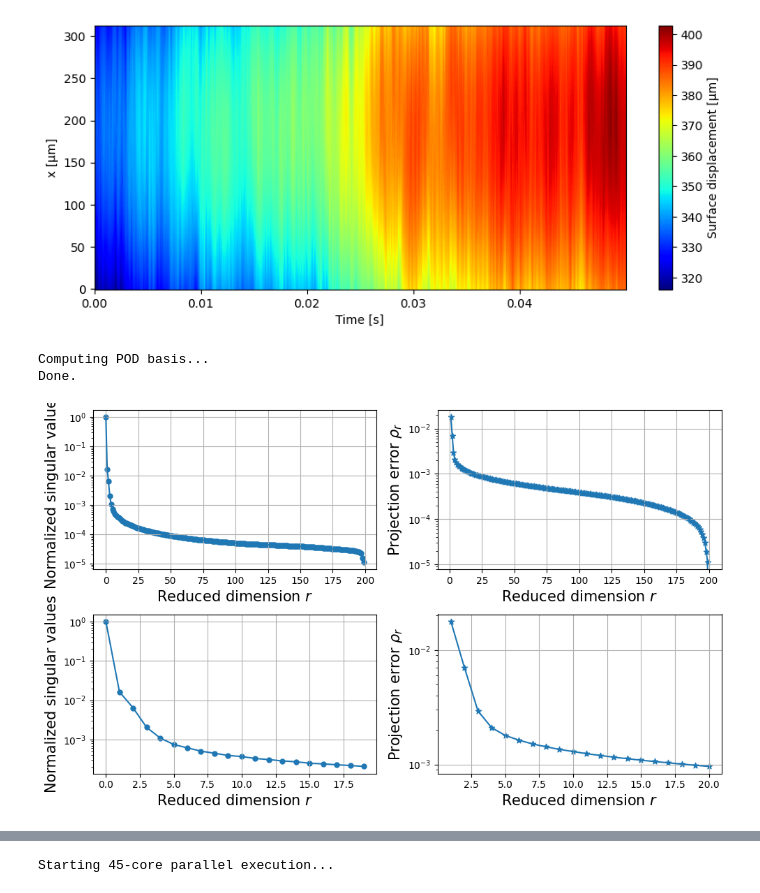
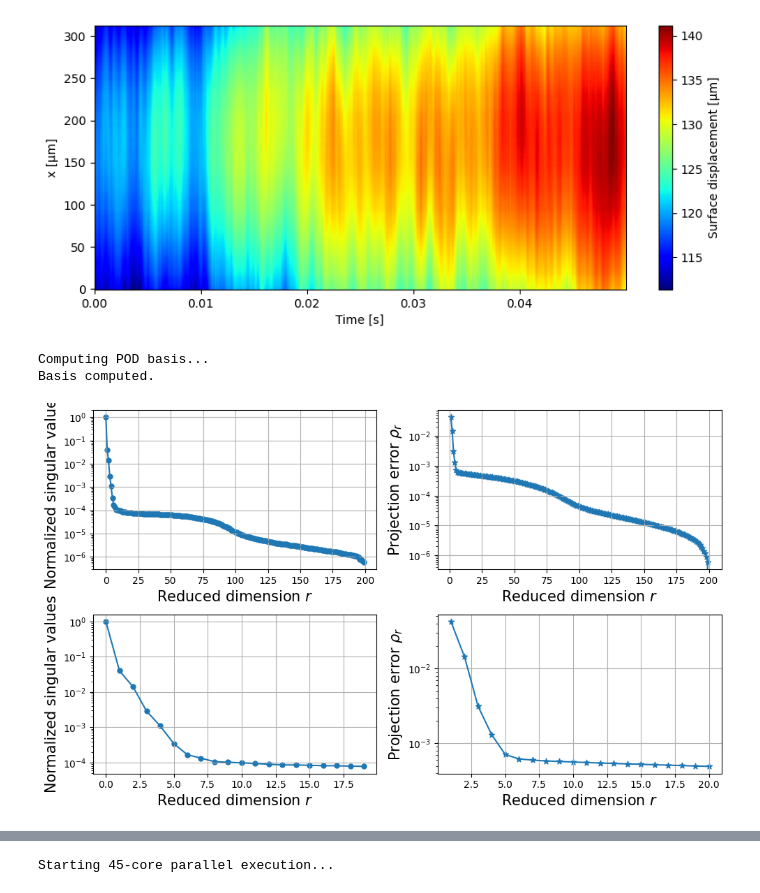
Before and after one commit to hyeonghun1/CapillaryWaveTurbulence, a Jupyter notebook: 1DstochasticOpInf.ipynb, the cells around one changed output, grey strips where cells are left out. Drawn from its saved outputs; the diff is of its cells as text; code cells hidden in the pictures.

```diff
--- a/1DstochasticOpInf.ipynb
+++ b/1DstochasticOpInf.ipynb
@@ -23,7 +23,7 @@ power_labels = {
     "0p35": list("abcdefghijklmnop"),
 }
 
-power = "0p20"
+power = "0p10"
 
 Q, t, x, nx = stoOpinf.load_Q_dataset(power, power_labels[power])
 # %%
@@ -58,7 +58,7 @@ plt.ylabel('x [μm]')
 plt.colorbar(label='Surface displacement [μm]')
 plt.show()
 # %% [output]
-[figure, old version]
+[figure, new version]
 # %%
 print("Computing POD basis...")
 Qmat = Qstate_all.reshape(nx, -1)
@@ -66,7 +66,7 @@ V, S, _ = svd(Qmat, full_matrices=False)
 print("Basis computed.")
 # %% [output]
 Computing POD basis...
-Done.
+Basis computed.
 # %%
 # Normalized singular values
 normalized_sigma = S / S.max()
@@ -84,48 +84,40 @@ r = np.arange(1, rmax + 1)
 # %%
 fig = plt.figure(figsize=(10, 6))
 
-# ------------------ (1,1) Singular values ------------------
+# (1,1) Singular values
 ax1 = plt.subplot(2, 2, 1)
 ax1.semilogy(normalized_sigma, lw=1.5)
-ax1.scatter(
-    range(len(normalized_sigma)),
-    normalized_sigma,
-    s=25
-)
+ax1.scatter(range(len(normalized_sigma)), normalized_sigma, s=25)
 ax1.set_xlabel(r"Reduced dimension $r$", fontsize=15)
 ax1.set_ylabel(r"Normalized singular values", fontsize=15)
 ax1.grid(True)
 
-# ------------------ (1,2) Projection error ------------------
+# (1,2) Projection error
 ax2 = plt.subplot(2, 2, 2)
 ax2.semilogy(r, proj_error, lw=1.5)
 ax2.scatter(r, proj_error, marker='*')
 ax2.set_xlabel(r"Reduced dimension $r$", fontsize=15)
 ax2.set_ylabel(r"Projection error $\rho_r$", fontsize=15)
 ax2.grid(True)
 
-# ------------------ (2,1) Singular values (zoom) ------------------
+# (2,1) Singular values (zoom)
 ax3 = plt.subplot(2, 2, 3)
 ax3.semilogy(normalized_sigma[:20], lw=1.5)
-ax3.scatter(
-    range(len(normalized_sigma[:20])),
-    normalized_sigma[:20],
-    s=25
-)
+ax3.scatter(range(len(normalized_sigma[:20])), normalized_sigma[:20], s=25)
 ax3.set_xlabel(r"Reduced dimension $r$", fontsize=15)
 ax3.set_ylabel(r"Normalized singular values", fontsize=15)
 ax3.grid(True)
 
-# ------------------ (2,2) Projection error (zoom) ------------------
+# (2,2) Projection error (zoom)
 ax4 = plt.subplot(2, 2, 4)
 ax4.semilogy(r[:20], proj_error[:20], lw=1.5)
 ax4.scatter(r[:20], proj_error[:20], marker='*')
 ax4.set_xlabel(r"Reduced dimension $r$", fontsize=15)
 ax4.set_ylabel(r"Projection error $\rho_r$", fontsize=15)
 ax4.grid(True)
 
 plt.tight_layout()
 plt.show()
 # %% [output]
-[figure, old version]
+[figure, new version]
 # %%
```
Also changed, not shown: parts of 12 cells of this notebook.
